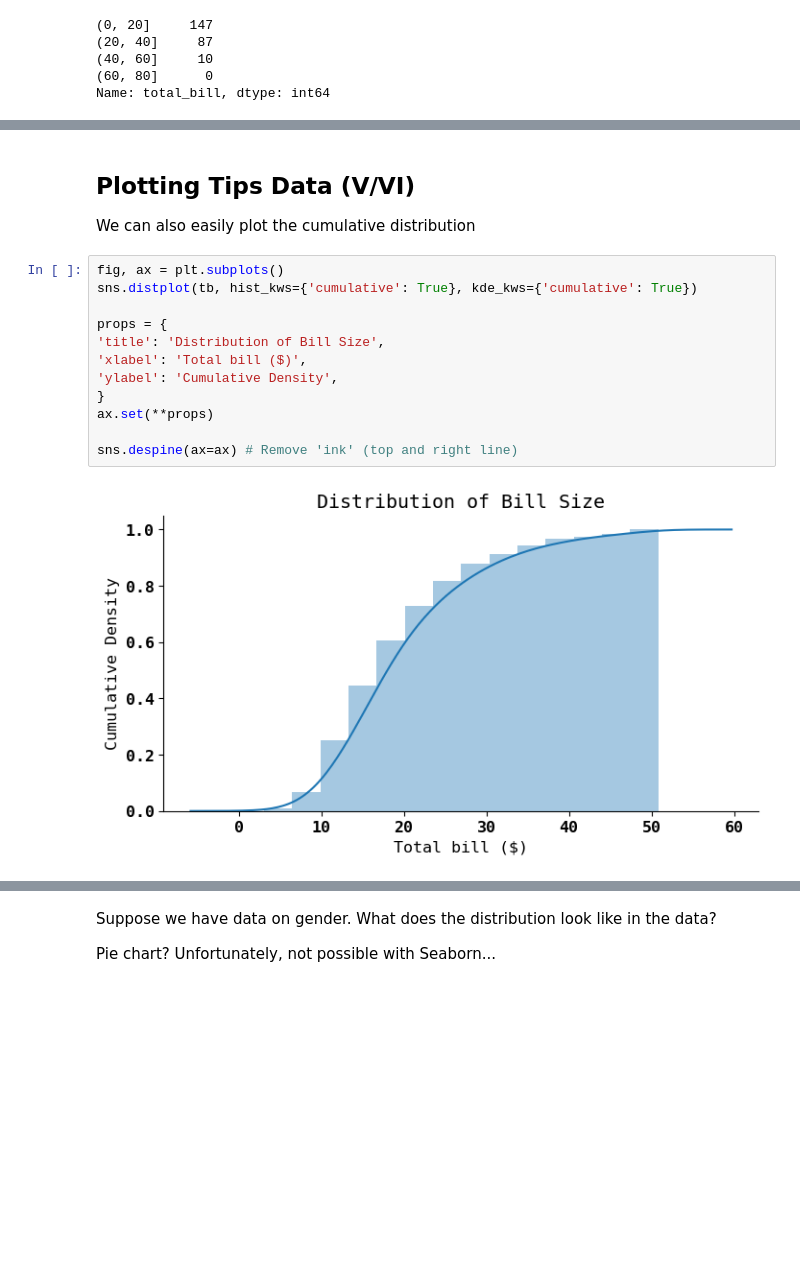
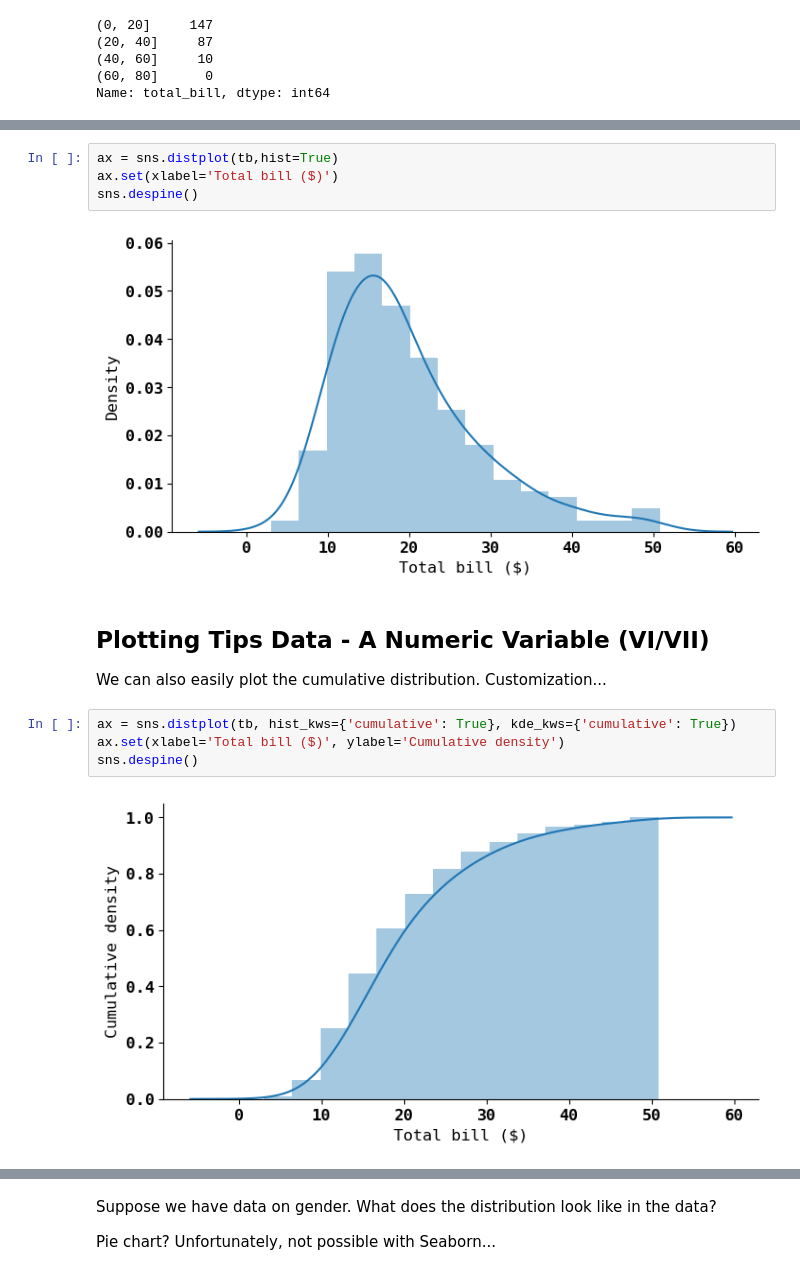
Before and after one commit to joachimkrasmussen/ISDS, a Jupyter notebook: session_3/module_3_slides.ipynb, the cells around one changed output, grey strips where cells are left out. Drawn from its saved outputs; the diff is of its cells as text; blank space fills up the shorter version.

```diff
--- a/session_3/module_3_slides.ipynb
+++ b/session_3/module_3_slides.ipynb
@@ -371,18 +331,16 @@ sns.despine(ax=ax) # Remove 'ink' (top and right line)
+# %%
+ax = sns.distplot(tb,hist=True)
+ax.set(xlabel='Total bill ($)')
+sns.despine()
+# %% [output]
+[figure, added]
 # %% [markdown]
-## Plotting Tips Data (V/VI)
-We can also easily plot the cumulative distribution
+## Plotting Tips Data - A Numeric Variable (VI/VII)
+We can also easily plot the cumulative distribution. Customization...
 # %%
-fig, ax = plt.subplots()
-sns.distplot(tb, hist_kws={'cumulative': True}, kde_kws={'cumulative': True})
-
-props = {
-'title': 'Distribution of Bill Size',
-'xlabel': 'Total bill ($)',
-'ylabel': 'Cumulative Density',
-}
-ax.set(**props)
-
-sns.despine(ax=ax) # Remove 'ink' (top and right line)
+ax = sns.distplot(tb, hist_kws={'cumulative': True}, kde_kws={'cumulative': True})
+ax.set(xlabel='Total bill ($)', ylabel='Cumulative density')
+sns.despine()
 # %% [output]
-[figure, old version]
+[figure, new version]
 # %% [markdown]
```
Also changed, not shown: parts of 89 cells of this notebook.
